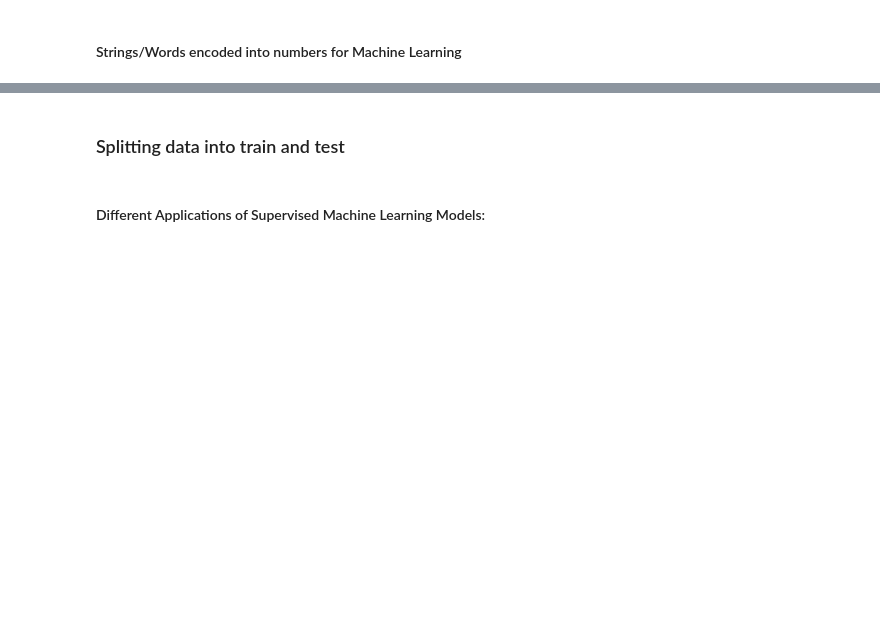
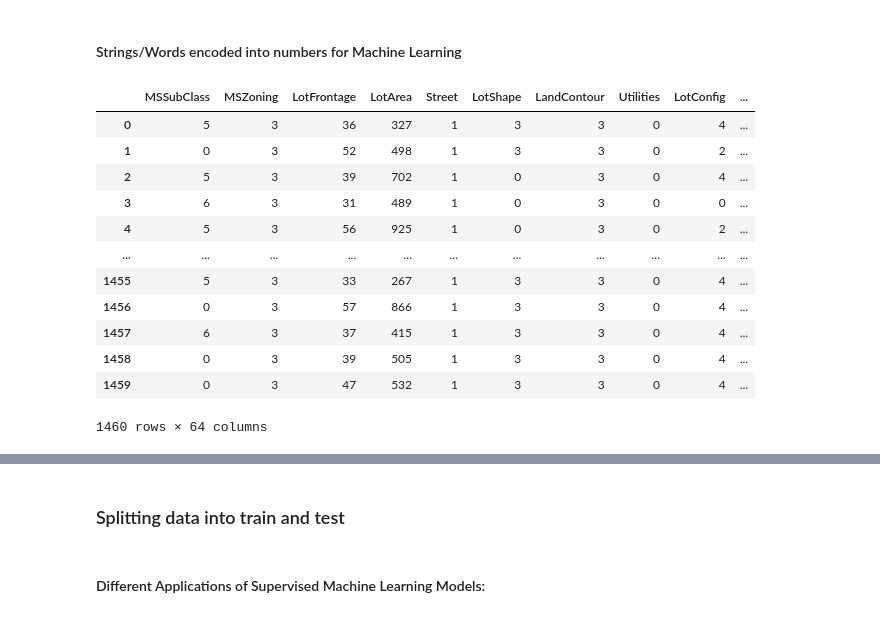
Before and after one commit to NKS8/California-Housing-Price-Predictor, a Jupyter notebook: static/data/housing.ipynb, the cells around one changed output, grey strips where cells are left out. Drawn from its saved outputs; the diff is of its cells as text; code cells hidden in the pictures; blank space fills up the shorter version.

```diff
--- a/static/data/housing.ipynb
+++ b/static/data/housing.ipynb
@@ -39,8 +67,8 @@ df
 # %% [markdown]
 ####  Strings/Words encoded into numbers for Machine Learning
 # %%
-# columns_to_be_encoded = list(df.drop(["SalePrice"], axis=1).columns)
-# for column in columns_to_be_encoded:
-#     le = preprocessing.LabelEncoder()
-#     le.fit(list(df[column].values))
-#     df[column] = le.transform(list(df[column].values))
+columns_to_be_encoded = list(df.drop(["SalePrice"], axis=1).columns)
+for column in columns_to_be_encoded:
+    le = preprocessing.LabelEncoder()
+    le.fit(list(df[column].values))
+    df[column] = le.transform(list(df[column].values))
@@ -49 +75,17 @@ df
+# %%
+df
+# %% [output]
+|  | MSSubClass | MSZoning | LotFrontage | LotArea | Street | LotShape | LandContour | Utilities | LotConfig | ... |
+| 0 | 5 | 3 | 36 | 327 | 1 | 3 | 3 | 0 | 4 | ... |
+| 1 | 0 | 3 | 52 | 498 | 1 | 3 | 3 | 0 | 2 | ... |
+| 2 | 5 | 3 | 39 | 702 | 1 | 0 | 3 | 0 | 4 | ... |
+| 3 | 6 | 3 | 31 | 489 | 1 | 0 | 3 | 0 | 0 | ... |
+| 4 | 5 | 3 | 56 | 925 | 1 | 0 | 3 | 0 | 2 | ... |
+| ... | ... | ... | ... | ... | ... | ... | ... | ... | ... | ... |
+| 1455 | 5 | 3 | 33 | 267 | 1 | 3 | 3 | 0 | 4 | ... |
+| 1456 | 0 | 3 | 57 | 866 | 1 | 3 | 3 | 0 | 4 | ... |
+| 1457 | 6 | 3 | 37 | 415 | 1 | 3 | 3 | 0 | 4 | ... |
+| 1458 | 0 | 3 | 39 | 505 | 1 | 3 | 3 | 0 | 4 | ... |
+| 1459 | 0 | 3 | 47 | 532 | 1 | 3 | 3 | 0 | 4 | ... |
+1460 rows × 64 columns
 # %%
```
Also changed, not shown: parts of 13 cells of this notebook.
